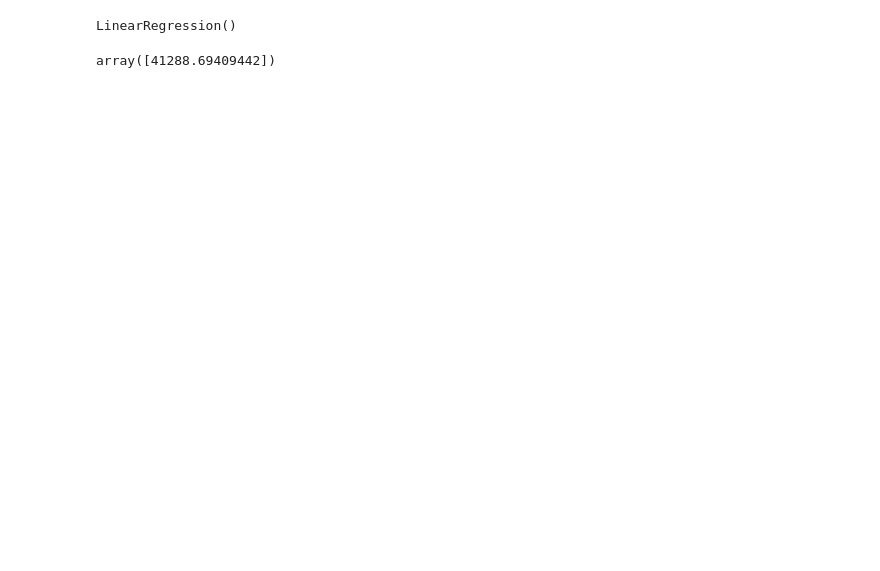
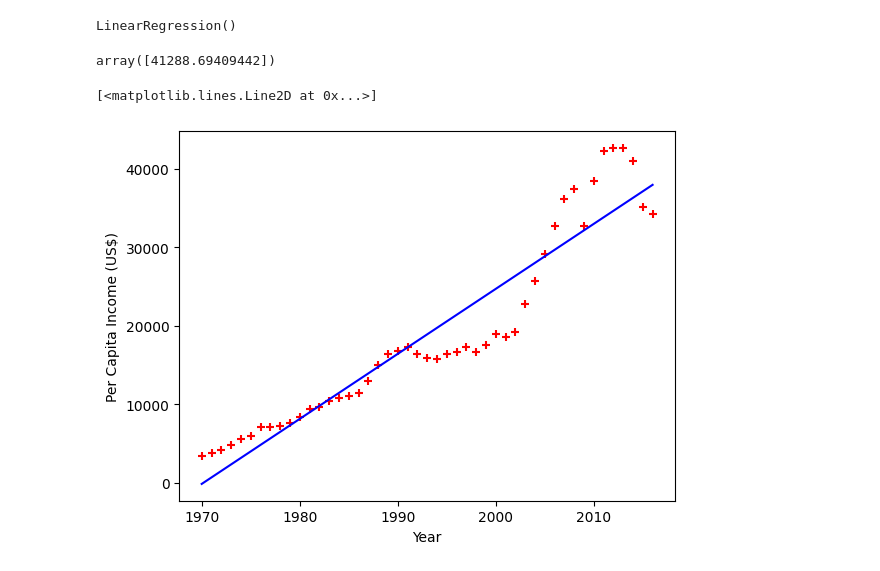
Before and after one commit to gaurvsingh095/machine_learning, a Jupyter notebook: linear_regression.ipynb, the cells around one changed output. Saved outputs shown, nothing was run; the diff lists cells and outputs as text; code cells hidden in the pictures; blank space fills up the shorter version.

```diff
--- a/linear_regression.ipynb
+++ b/linear_regression.ipynb
@@ -228,10 +252,19 @@ year_df
 # %%
 # Create linear regression object
 reg = linear_model.LinearRegression()
-reg.fit(year_df,capita_data)
+reg.fit(capita_df[['year']], capita_df['per capita income (US$)'])
 # %% [output]
 LinearRegression()
 # %%
 reg.predict([[2020]])
 # %% [output]
 array([41288.69409442])
+# %%
+%matplotlib inline
+plt.xlabel('Year')
+plt.ylabel('Per Capita Income (US$)')
+plt.scatter(capita_df.year, capita_df['per capita income (US$)'], color='red', marker='+')
+plt.plot(capita_df.year, reg.predict(capita_df[['year']]), color='blue')
+# %% [output]
+[<matplotlib.lines.Line2D at 0x...>]
+[figure, added]
```
Also changed, not shown: parts of 4 cells of this notebook.
